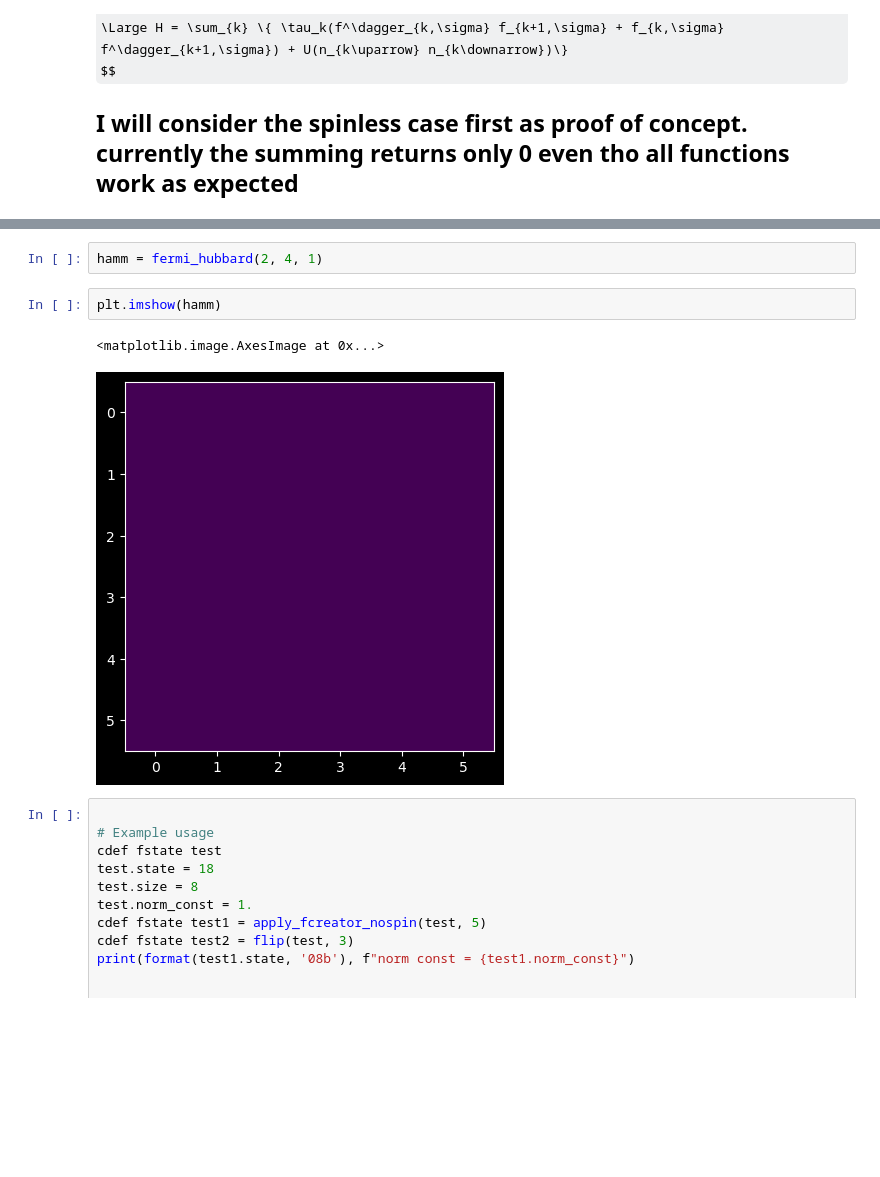
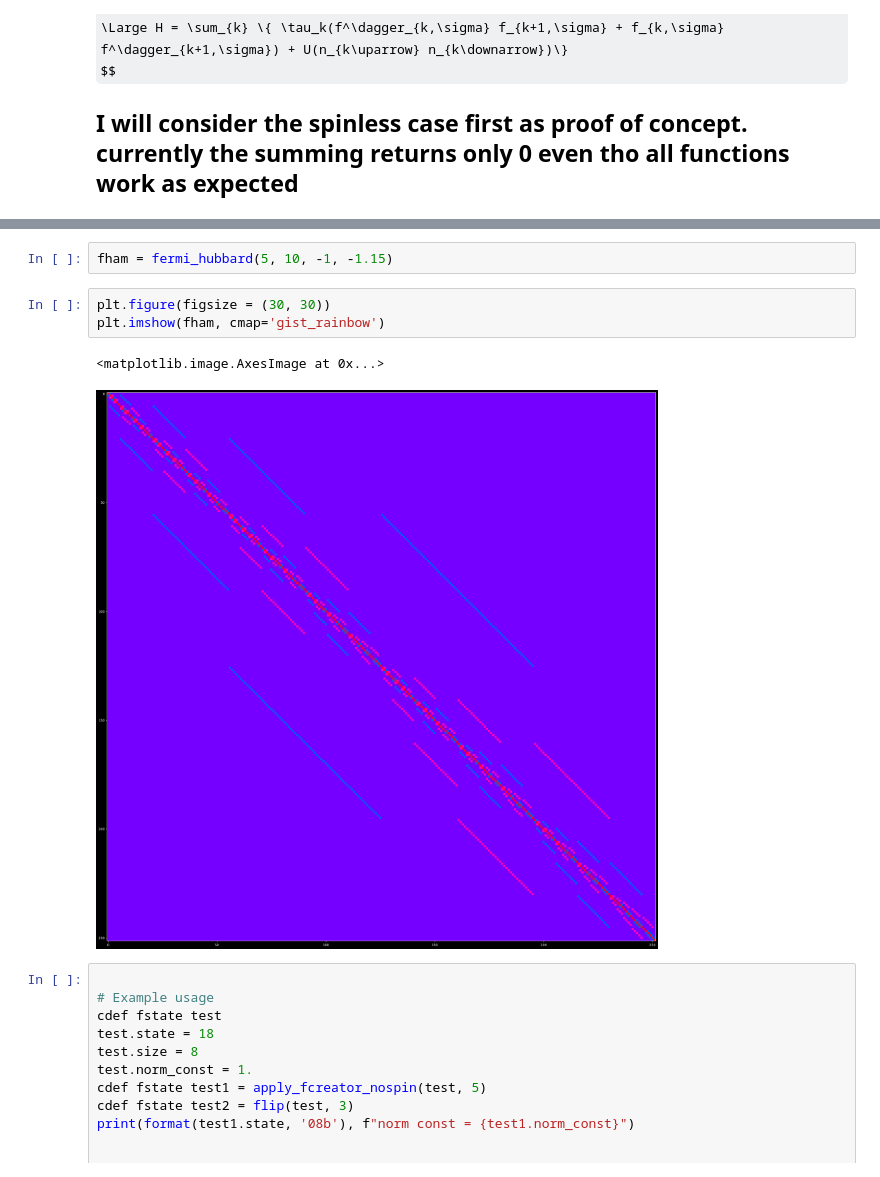
Before and after one commit to dcthecook/Many_Body_Theory, a Jupyter notebook: Hubbard_Model.ipynb, the cells around one changed output, grey strips where cells are left out. Drawn from its saved outputs; the diff is of its cells as text; some formulas as TeX source; blank space fills up the shorter version.

```diff
--- a/Hubbard_Model.ipynb
+++ b/Hubbard_Model.ipynb
@@ -542,10 +567,11 @@ basis state 6:
 # %%
-hamm = fermi_hubbard(2, 4, 1)
+fham = fermi_hubbard(5, 10, -1, -1.15)
 # %%
-plt.imshow(hamm)
+plt.figure(figsize = (30, 30))
+plt.imshow(fham, cmap='gist_rainbow')
 # %% [output]
 <matplotlib.image.AxesImage at 0x...>
-[figure, old version]
+[figure, new version]
 # %%
 
 # Example usage
```
Also changed, not shown: parts of 5 cells of this notebook.
